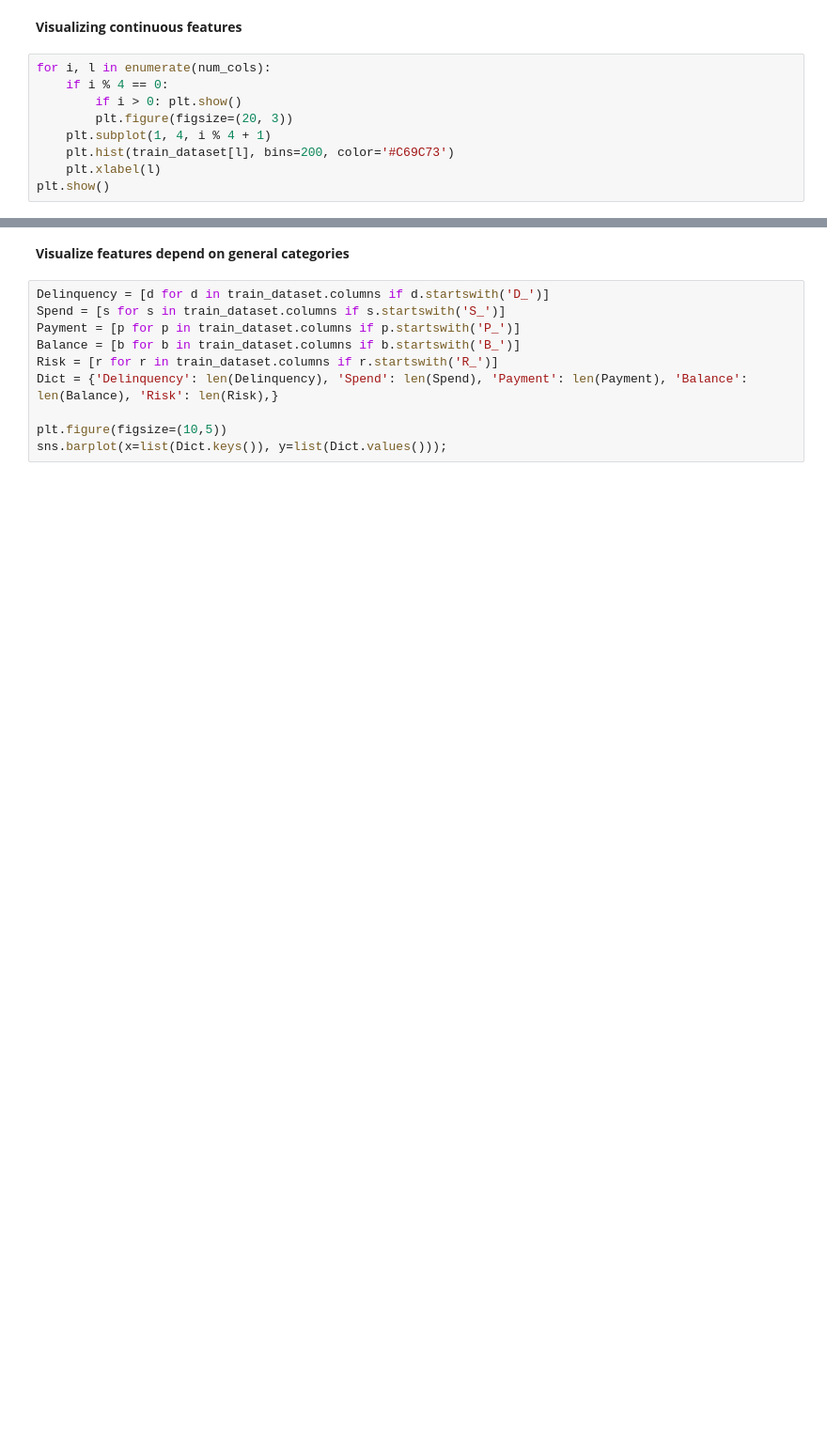
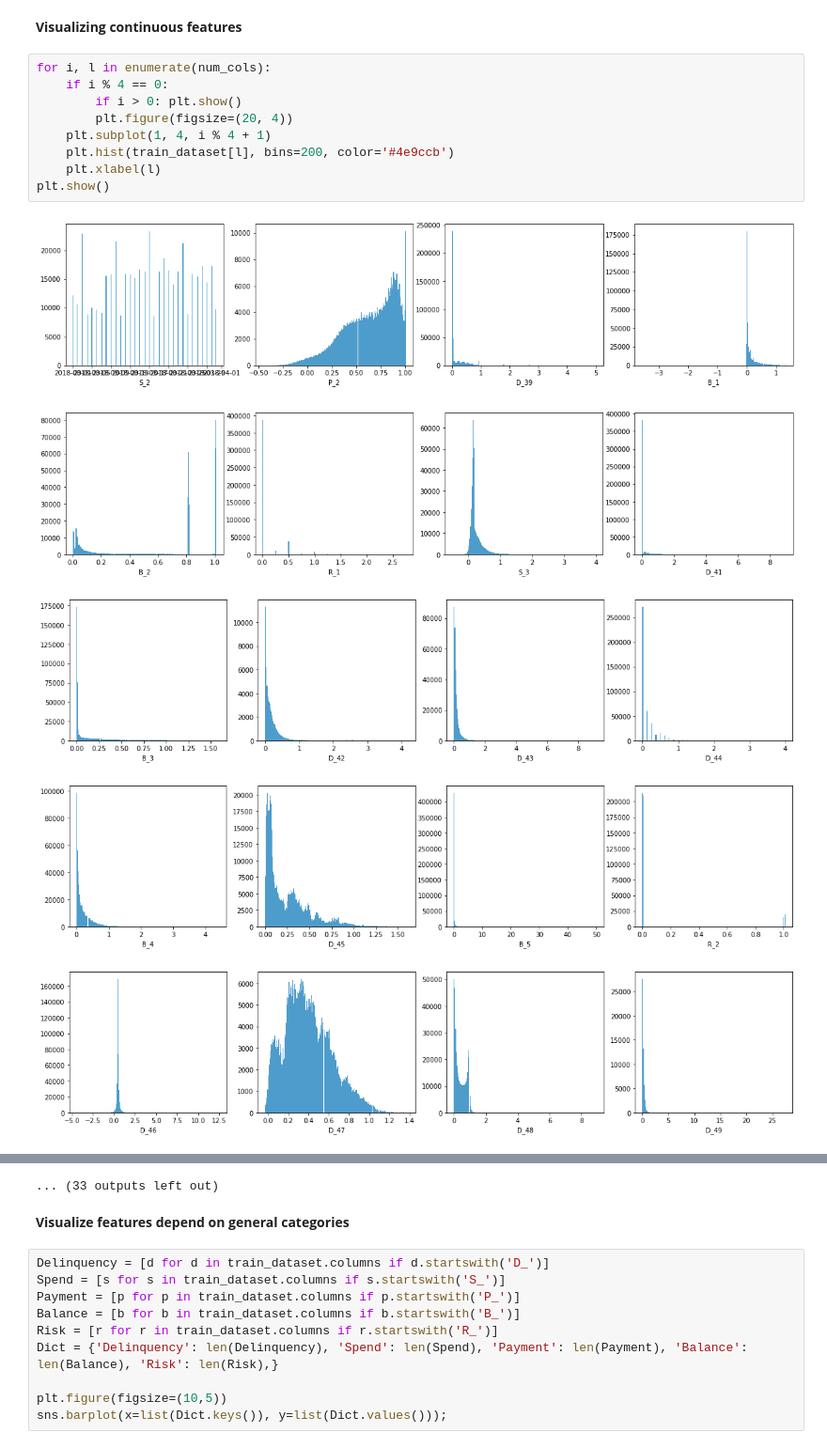
Before and after one commit to DushanPramod/American-Express---Default-Prediction, a Jupyter notebook: amex-default-prediction.ipynb, the cells around one changed output, grey strips where cells are left out. Shown at 94% size. Saved outputs shown, nothing was run; the diff lists cells and outputs as text; blank space fills up the shorter version.

```diff
--- a/amex-default-prediction.ipynb
+++ b/amex-default-prediction.ipynb
@@ -81,9 +135,15 @@ plt.show()
 # %%
 for i, l in enumerate(num_cols):
     if i % 4 == 0:
         if i > 0: plt.show()
-        plt.figure(figsize=(20, 3))
+        plt.figure(figsize=(20, 4))
     plt.subplot(1, 4, i % 4 + 1)
-    plt.hist(train_dataset[l], bins=200, color='#C69C73')
+    plt.hist(train_dataset[l], bins=200, color='#4e9ccb')
     plt.xlabel(l)
 plt.show()
+# %% [output]
+[figure, added]
+[figure, added]
+[figure, added]
+[figure, added]
+[figure, added]
@@ -90,3 +157,4 @@ plt.show()
+... (33 outputs left out)
 # %% [markdown]
 **Visualize features depend on general categories**
 # %%
```
Also changed, not shown: parts of 32 cells of this notebook, 3 other files.
